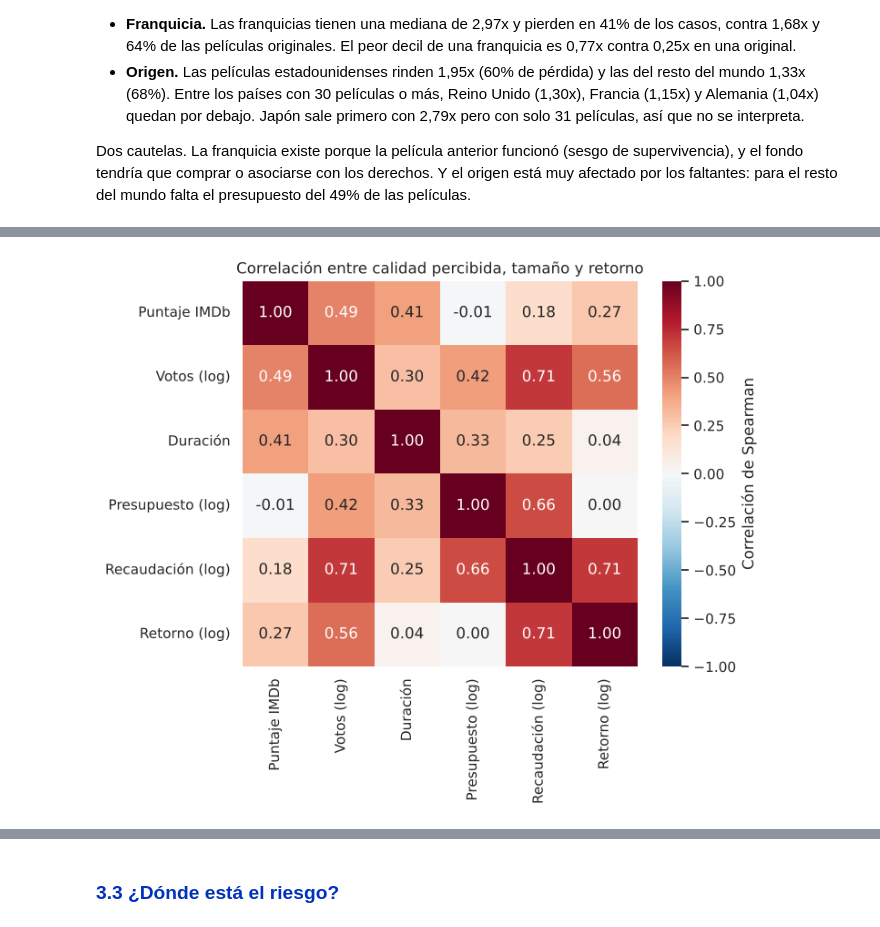
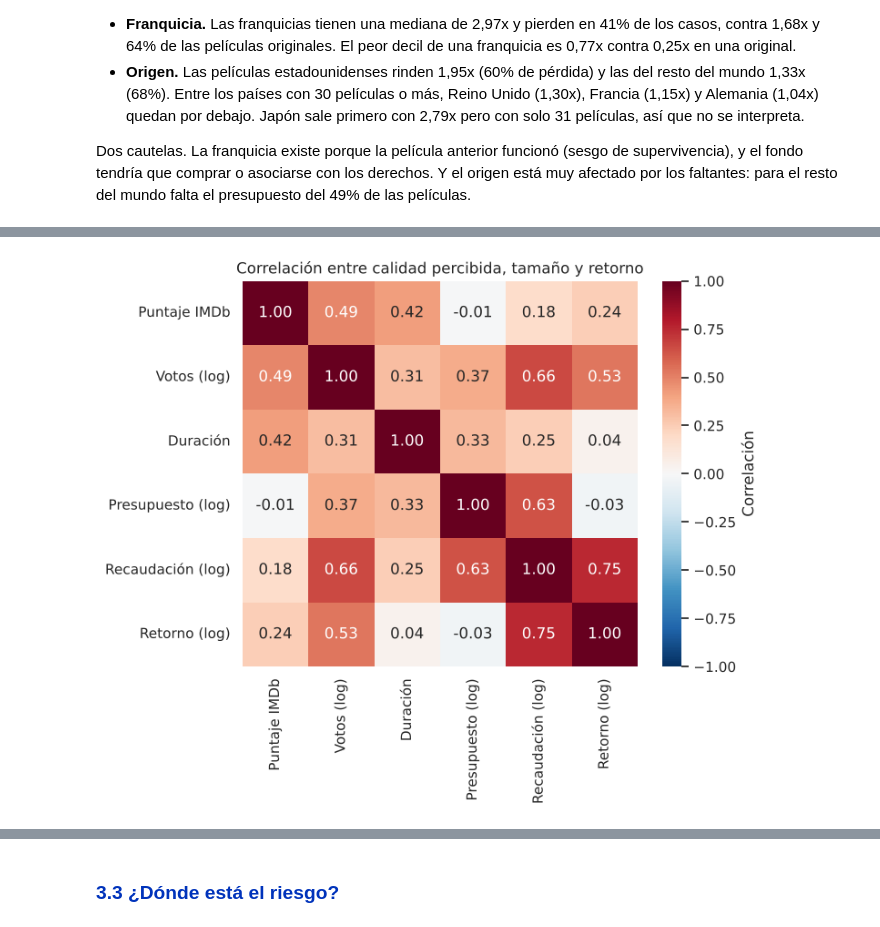
Before and after one commit to delavegasanti2006-wq/Trabajo-Final-de-la-Vega---Orihuela, a Jupyter notebook: notebooks/proyecto_final_arroyo_capital.ipynb, the cells around one changed output, grey strips where cells are left out. Saved outputs shown, nothing was run; the diff lists cells and outputs as text; code cells hidden in the pictures.

```diff
--- a/notebooks/proyecto_final_arroyo_capital.ipynb
+++ b/notebooks/proyecto_final_arroyo_capital.ipynb
@@ -987,0 +955,17 @@ registrar(
+# %%
+# Imputación por grupo: la mediana del presupuesto de cada (quintil de recaudación, origen)
+peliculas["presupuesto_imputado"] = peliculas.groupby(["quintil_recaudacion", "origen"])[
+    "presupuesto_usd"
+].transform("median")
+
+con_recaudacion_sin_presupuesto = (
+    peliculas["sin_presupuesto"] & peliculas["recaudacion_mundial_usd"].notna()
+)
+print(
+    f"Películas a las que se les imputa presupuesto en el escenario: {con_recaudacion_sin_presupuesto.sum():,}"
+)
+registrar(
+    "Películas sin presupuesto (centinelas incluidos)",
+    peliculas["sin_presupuesto"].sum(),
+    "Se excluyen del cálculo de retorno; el escenario de robustez les imputa la mediana de su grupo",
+)
@@ -1447,25 +1492,17 @@ Dos cautelas. La franquicia existe porque la película anterior funcionó (sesgo
 # %%
-columnas_corr = [
-    "puntaje_imdb",
-    "log_votos",
-    "duracion_minutos",
-    "presupuesto_real",
-    "recaudacion_real",
-    "roi",
-]
-base_corr = analisis[columnas_corr].copy()
-base_corr["presupuesto_real"] = np.log10(base_corr["presupuesto_real"])
-base_corr["recaudacion_real"] = np.log10(base_corr["recaudacion_real"])
-base_corr["roi"] = np.log10(base_corr["roi"])
-base_corr.columns = [
-    "Puntaje IMDb",
-    "Votos (log)",
-    "Duración",
-    "Presupuesto (log)",
-    "Recaudación (log)",
-    "Retorno (log)",
-]
-matriz = base_corr.corr(method="spearman")
+base_corr = pd.DataFrame(
+    {
+        "Puntaje IMDb": analisis["puntaje_imdb"],
+        "Votos (log)": analisis["log_votos"],
+        "Duración": analisis["duracion_minutos"],
+        "Presupuesto (log)": np.log10(analisis["presupuesto_real"]),
+        "Recaudación (log)": np.log10(analisis["recaudacion_real"]),
+        "Retorno (log)": np.log10(analisis["roi"]),
+    }
+)
+matriz = base_corr.corr()
+print("Correlación de cada variable con el retorno (log):")
+print(matriz["Retorno (log)"].drop("Retorno (log)").round(2).to_string())
 
 figura, eje = plt.subplots(figsize=(7, 5.5))
 sns.heatmap(
@@ -1477,21 +1514,32 @@ sns.heatmap(
     vmin=-1,
     vmax=1,
     ax=eje,
-    cbar_kws={"label": "Correlación de Spearman"},
+    cbar_kws={"label": "Correlación"},
 )
 eje.set_title("Correlación entre calidad percibida, tamaño y retorno")
 guardar_figura(figura, "02_mapa_calor_correlaciones")
 plt.show()
 
+
+def tramo_imdb(puntaje):
+    """Agrupa el puntaje de IMDb en tramos."""
+    if puntaje < 5:
+        return "1. menos de 5"
+    elif puntaje < 6:
+        return "2. de 5 a 6"
+    elif puntaje < 7:
+        return "3. de 6 a 7"
+    elif puntaje < 8:
+        return "4. de 7 a 8"
+    return "5. 8 o más"
+
+
 print("Retorno por tramo de puntaje IMDb")
-tramos_imdb = pd.cut(
-    analisis["puntaje_imdb"],
-    [0, 5, 6, 7, 8, 10],
-    labels=["menos de 5", "5 a 6", "6 a 7", "7 a 8", "8 o más"],
-)
+con_puntaje = analisis.dropna(subset=["puntaje_imdb"]).copy()
+con_puntaje["tramo_imdb"] = con_puntaje["puntaje_imdb"].apply(tramo_imdb)
 display(
-    analisis.groupby(tramos_imdb, observed=True)["roi"].agg(
-        n="size", mediana="median", p_perder=lambda s: (s < UMBRAL_RECUPERO).mean()
+    con_puntaje.groupby("tramo_imdb").agg(
+        n=("roi", "size"), mediana=("roi", "median"), p_perder=("no_recupera", "mean")
     )
 )
 # %% [output]
@@ -1498 +1552 @@ display(
-[figure, old version]
+[figure, new version]
```
Also changed, not shown: parts of 60 cells of this notebook.
